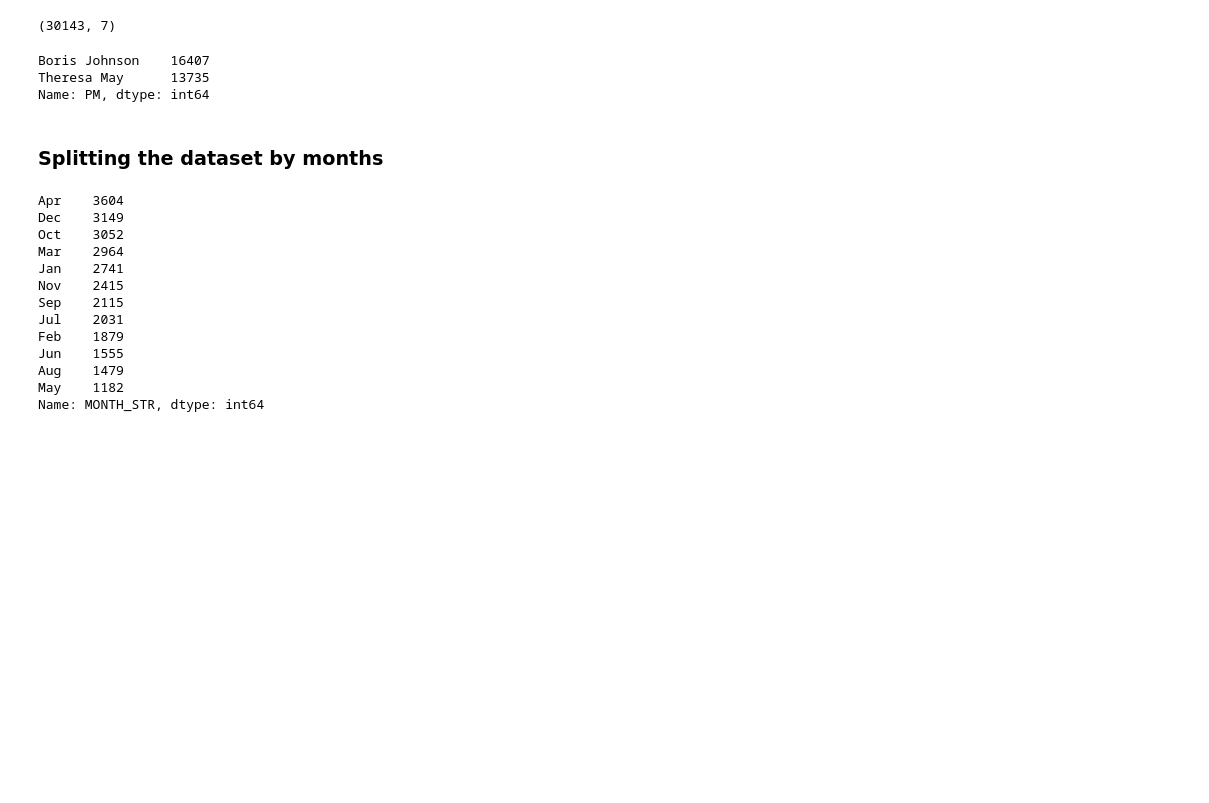
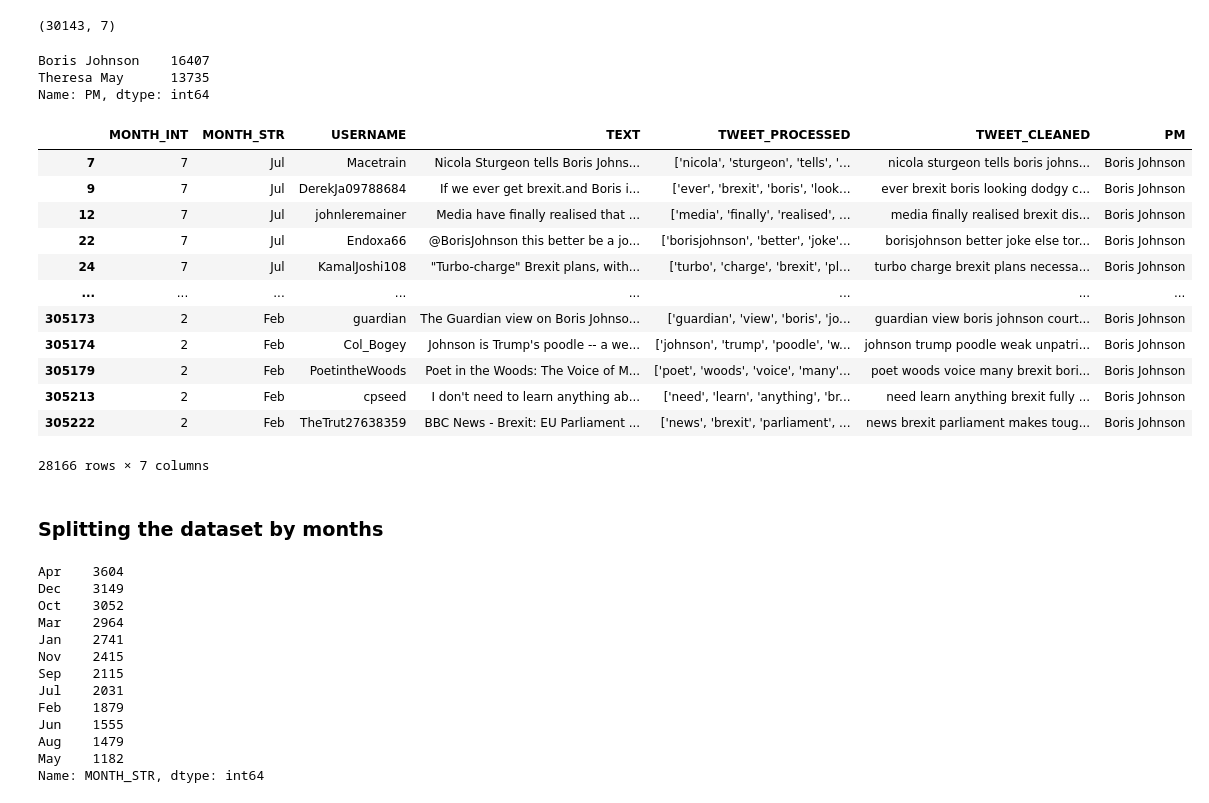
Before and after one commit to ta-data-lis/final-project, a Jupyter notebook: your-project/LDA.ipynb, the cells around one changed output. Cells and saved outputs as stored; diff of their text form; code cells hidden in the pictures; blank space fills up the shorter version.

```diff
--- a/your-project/LDA.ipynb
+++ b/your-project/LDA.ipynb
@@ -88,5 +88,21 @@ Name: PM, dtype: int64
 # %%
 #Dropping duplicates
 df.drop_duplicates(subset='TEXT', inplace=True)
+# %%
+df
+# %% [output]
+|  | MONTH_INT | MONTH_STR | USERNAME | TEXT | TWEET_PROCESSED | TWEET_CLEANED | PM |
+| 7 | 7 | Jul | Macetrain | Nicola Sturgeon tells Boris Johns... | ['nicola', 'sturgeon', 'tells', '... | nicola sturgeon tells boris johns... | Boris Johnson |
+| 9 | 7 | Jul | DerekJa09788684 | If we ever get brexit.and Boris i... | ['ever', 'brexit', 'boris', 'look... | ever brexit boris looking dodgy c... | Boris Johnson |
+| 12 | 7 | Jul | johnleremainer | Media have finally realised that ... | ['media', 'finally', 'realised', ... | media finally realised brexit dis... | Boris Johnson |
+| 22 | 7 | Jul | Endoxa66 | @BorisJohnson this better be a jo... | ['borisjohnson', 'better', 'joke'... | borisjohnson better joke else tor... | Boris Johnson |
+| 24 | 7 | Jul | KamalJoshi108 | "Turbo-charge" Brexit plans, with... | ['turbo', 'charge', 'brexit', 'pl... | turbo charge brexit plans necessa... | Boris Johnson |
+| ... | ... | ... | ... | ... | ... | ... | ... |
+| 305173 | 2 | Feb | guardian | The Guardian view on Boris Johnso... | ['guardian', 'view', 'boris', 'jo... | guardian view boris johnson court... | Boris Johnson |
+| 305174 | 2 | Feb | Col_Bogey | Johnson is Trump's poodle -- a we... | ['johnson', 'trump', 'poodle', 'w... | johnson trump poodle weak unpatri... | Boris Johnson |
+| 305179 | 2 | Feb | PoetintheWoods | Poet in the Woods: The Voice of M... | ['poet', 'woods', 'voice', 'many'... | poet woods voice many brexit bori... | Boris Johnson |
+| 305213 | 2 | Feb | cpseed | I don't need to learn anything ab... | ['need', 'learn', 'anything', 'br... | need learn anything brexit fully ... | Boris Johnson |
+| 305222 | 2 | Feb | TheTrut27638359 | BBC News - Brexit: EU Parliament ... | ['news', 'brexit', 'parliament', ... | news brexit parliament makes toug... | Boris Johnson |
+28166 rows × 7 columns
 # %% [markdown]
 ### Splitting the dataset by months
```
Also changed, not shown: parts of 26 cells of this notebook.
